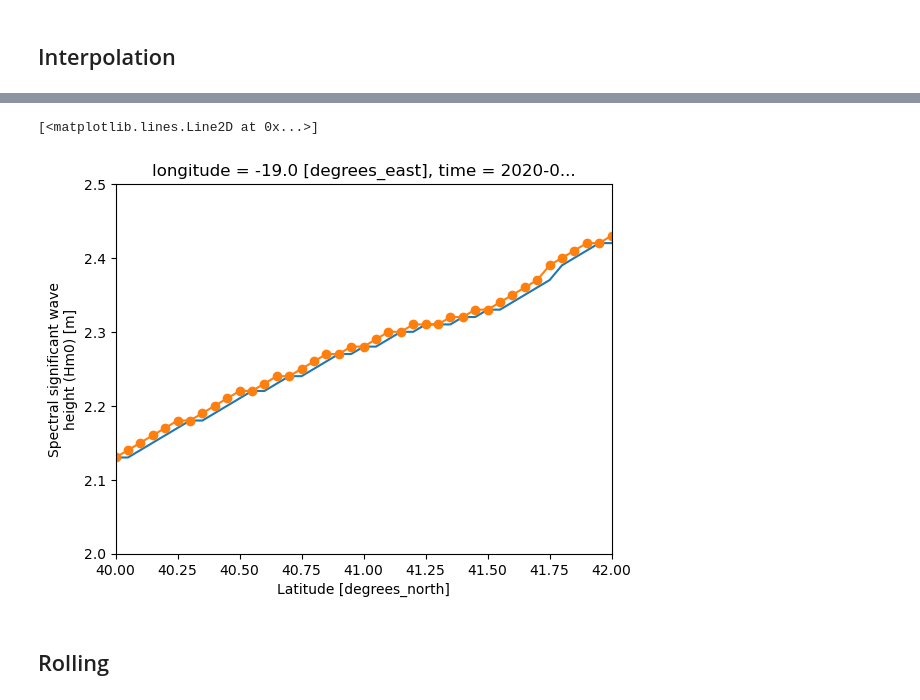
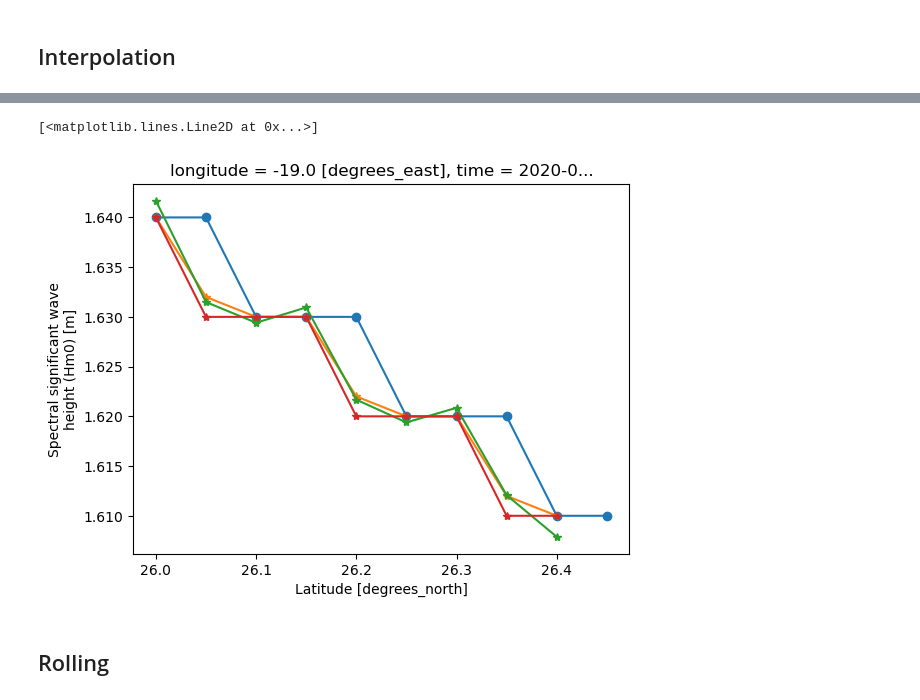
Before and after one commit to aturlione/curso_opendap_xarray, a Jupyter notebook: opendap_xarray.ipynb, the cells around one changed output, grey strips where cells are left out. Saved outputs shown, nothing was run; the diff lists cells and outputs as text; code cells hidden in the pictures.

```diff
--- a/opendap_xarray.ipynb
+++ b/opendap_xarray.ipynb
@@ -57,8 +57,8 @@ El link a los datos se encuentra en el panel derecho, Y seleccionamos la opción
 ![image-5.png](attachment:image-5.png)
 # %%
 url = "https://my.cmems-du.eu/thredds/dodsC/cmems_mod_ibi_wav_my_0.05deg-2D_PT1H-i"
-username = "aturlione"
-password = "B@risih1251"
+username = "***"
+password = "***"
 # %% [markdown]
 Una vez creado el perfil, podemos acceder a los datos, para esto utilizamos la función `setup_session` de `pydap` para iniciar sesión con nuestro nombre de usuario y password y luego accedemos a los datos en formato nedcf con la función `PydapDataStore` de xarray. Por último, abrimos el dataset con `open_dataset`.
 # %%
@@ -125,7 +152,4 @@ Data variables: (12/17)
 
 Seleccionamos la primera variable: [Spectral significant wave height (Hm0)](https://en.wikipedia.org/wiki/Significant_wave_height)
 # %%
-VHM0 = ds['VHM0']
-#otra forma
-#VHM0 = ds.get("VHM0")
 VHM0 = ds.VHM0
@@ -355,15 +465,16 @@ subset_VHM0[0,:,0].plot()
 # %%
-latitudes=subset_VHM0[0,:,0].latitude+0.05
-VHM0_int_linear = subset_VHM0[0,:,0].interp(latitude=latitudes, method='linear')
-VHM0_int_cubic = subset_VHM0[0,:,0].interp(latitude=latitudes, method='cubic')
-VHM0_int_cubic =subset_VHM0[0,:,0].interp(latitude=latitudes, method='cubic')
+latitudes=subset_VHM0[0,0:10,0].latitude+0.04
+VHM0_int_linear = subset_VHM0[0,0:10,0].interp(latitude=latitudes, method='linear')
+VHM0_int_cubic = subset_VHM0[0,0:10,0].interp(latitude=latitudes, method='cubic')
+VHM0_int_nearest =subset_VHM0[0,0:10,0].interp(latitude=latitudes, method='nearest')
 # %%
-subset_VHM0[0,:,0].plot(xlim=[40,42],ylim=[2,2.5])
-VHM0_int_linear.plot( label='linear', marker='o')
-#VHM0_int_cubic.plot( label='cubic')
+subset_VHM0[0,0:10,0].plot(marker='o',label='original')
+VHM0_int_linear.plot(marker='*', label='linear')
+VHM0_int_cubic.plot(marker='*', label='cubic')
+VHM0_int_nearest.plot( marker='*',label='nearest')
 # %% [output]
 [<matplotlib.lines.Line2D at 0x...>]
-[figure, old version]
+[figure, new version]
 # %% [markdown]
 ## Rolling
 # %%
```
Also changed, not shown: parts of 22 cells of this notebook.
